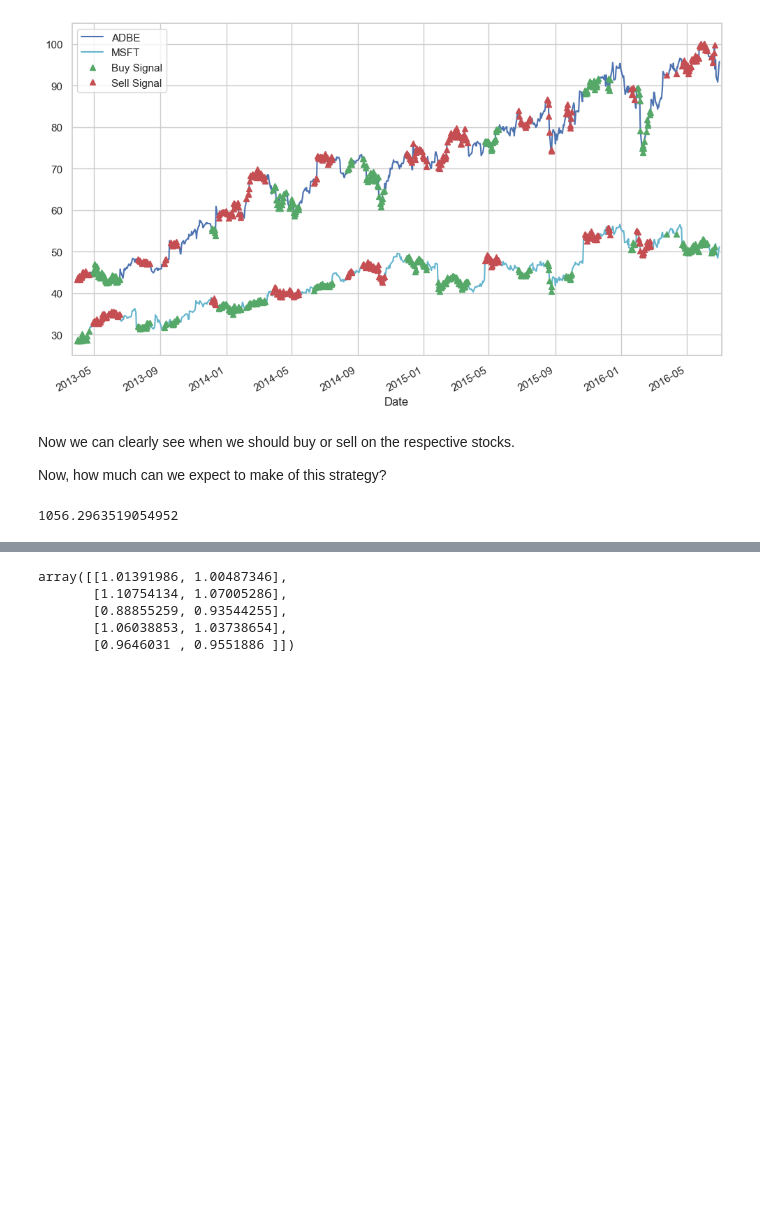
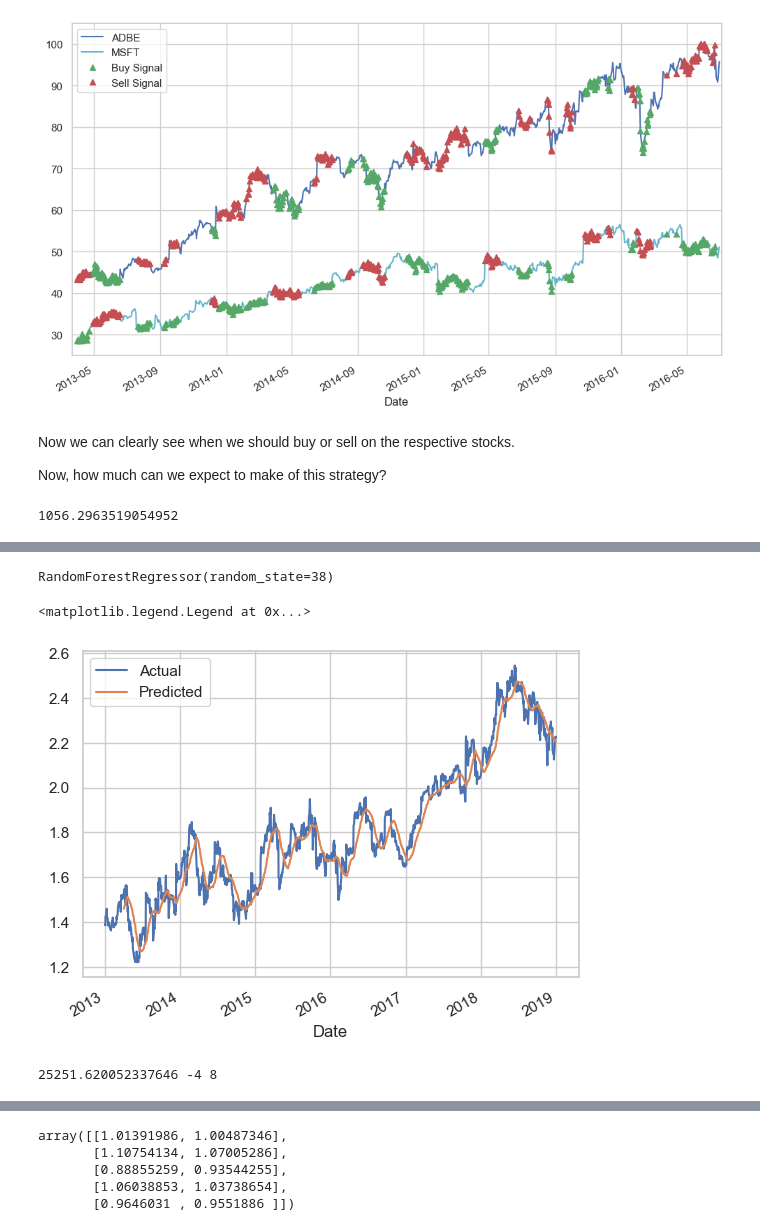
Before and after one commit to Amination-Gogia/Pairs-Trading-Dec-2024, a Jupyter notebook: Week-1/Introduction_To_Pairs_Trading.ipynb, the cells around one changed output, grey strips where cells are left out. Drawn from its saved outputs; the diff is of its cells as text; code cells hidden in the pictures; blank space fills up the shorter version.

Commit message:
Corrected Random Forest

```diff
--- a/Week-1/Introduction_To_Pairs_Trading.ipynb
+++ b/Week-1/Introduction_To_Pairs_Trading.ipynb
@@ -713,0 +849,53 @@ ValueError: Input y contains NaN.
+# %%
+y = temp_df2['y_label'].iloc[62:500]
+X = temp_df2[['f1', 'f2', 'f3', 'f4', 'f5', 'f6']].iloc[62:500]
+# %%
+X_train, X_test, y_train, y_test = train_test_split(X, y, test_size=0.1, random_state=38)
+# %%
+r_for2 = RandomForestRegressor(n_estimators=100, random_state=38)
+# %%
+r_for2.fit(X_train, y_train)
+# %% [output]
+RandomForestRegressor(random_state=38)
+# %%
+ratios.plot()
+
+(r_for2.predict(temp_df[['f1', 'f2', 'f3', 'f4', 'f5', 'f6']].iloc[62:]) + lagged_series[62:]).plot()
+plt.legend(['Actual', 'Predicted'])
+# %% [output]
+<matplotlib.legend.Legend at 0x...>
+[figure, added]
+# %%
+money = 0
+countS1 = 0
+countS2 = 0
+notional_prof = 0
+money_lis = []
+for i in range(61,1510):
+    # Sell short if the z-score is > 1
+    ratio_pred = lagged_series[i] + r_for2.predict(np.array((lagged_series[i],
+                                                           ratios_mavg5[i-1],
+                                                           ratios_mavg30[i-1],
+                                                           ratios_mavg60[i-1],
+                                                           std_30[i-1],
+                                                           std_60[i-1])).reshape((1,-1)))
+    if ratio_pred + (mse ** 0.5)/5 < ratio[i] and ratio[i] < 5 * ratio_pred +  (mse ** 0.5):
+        countS1 -= 1
+        countS2 += int(ratio[i])
+        money += S1[i] - int(ratio[i]) * S2[i]
+
+    elif ratio_pred - (mse ** 0.5)/5 > ratio[i] and ratio[i] > 5 * ratio_pred - (mse ** 0.5):
+        countS1 += 1
+        countS2 -= int(ratio[i])
+        money -= S1[i] - int(ratio[i]) * S2[i]
+
+    else:
+        countS1 = 0
+        countS2 = 0
+        money += S1[i] * countS1 + countS2 * S2[i]
+
+    money_lis.append(money)
+
+print(money,countS1,countS2)
+# %% [output]
+25251.620052337646 -4 8
```
Also changed, not shown: parts of 34 cells of this notebook.
